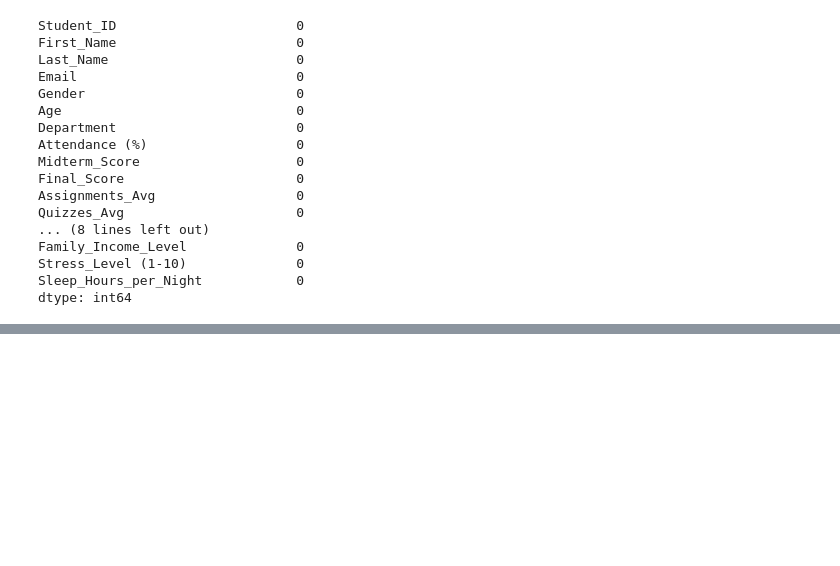
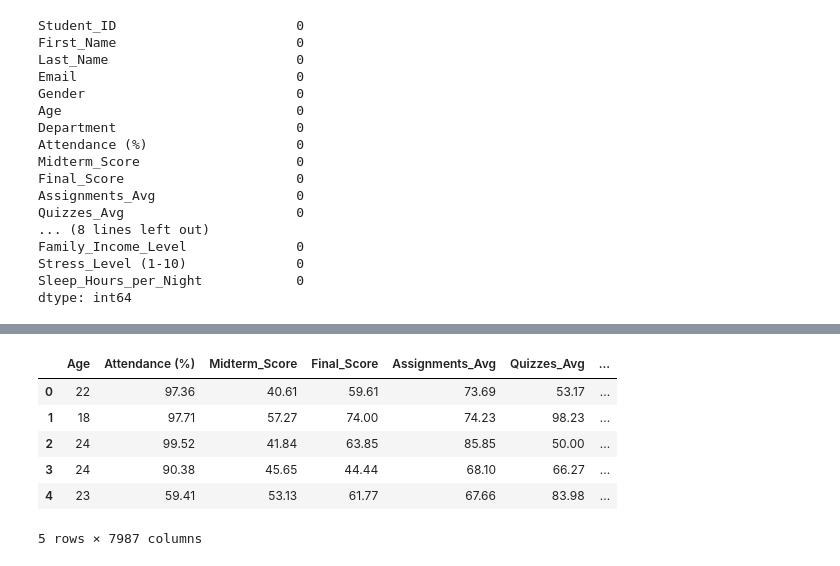
Before and after one commit to anonymousminh/GHWMLModel, a Jupyter notebook: notebooks/exploration.ipynb, the cells around one changed output, grey strips where cells are left out. Cells and saved outputs as stored; diff of their text form; code cells hidden in the pictures; blank space fills up the shorter version.

```diff
--- a/notebooks/exploration.ipynb
+++ b/notebooks/exploration.ipynb
@@ -60,0 +53,11 @@ AttributeError: 'DataFrame' object has no attribute 'get_dummies'
+# %%
+new_df = pd.get_dummies(new_df, drop_first=True)
+new_df.head()
+# %% [output]
+|  | Age | Attendance (%) | Midterm_Score | Final_Score | Assignments_Avg | Quizzes_Avg | ... |
+| 0 | 22 | 97.36 | 40.61 | 59.61 | 73.69 | 53.17 | ... |
+| 1 | 18 | 97.71 | 57.27 | 74.00 | 74.23 | 98.23 | ... |
+| 2 | 24 | 99.52 | 41.84 | 63.85 | 85.85 | 50.00 | ... |
+| 3 | 24 | 90.38 | 45.65 | 44.44 | 68.10 | 66.27 | ... |
+| 4 | 23 | 59.41 | 53.13 | 61.77 | 67.66 | 83.98 | ... |
+5 rows × 7987 columns
```
Also changed, not shown: parts of 6 cells of this notebook.
